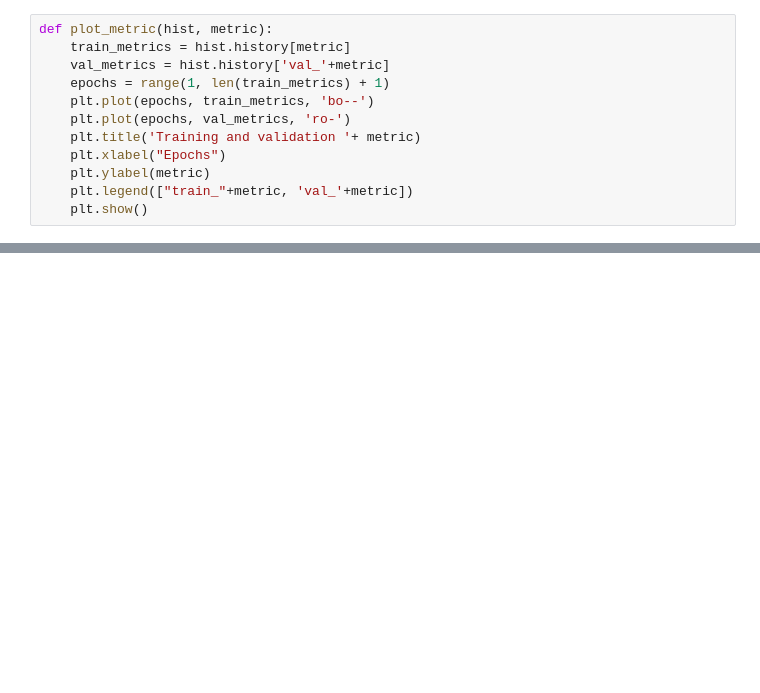
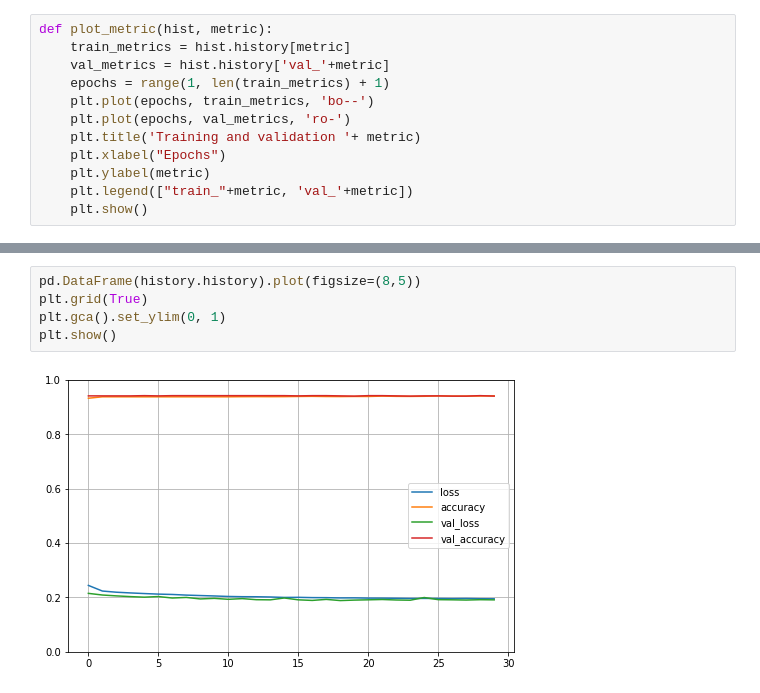
Before and after one commit to iainmuir6/Machine-Learning-with-Coronavirus-Data, a Jupyter notebook: ml_covid_research.ipynb, the cells around one changed output, grey strips where cells are left out. Drawn from its saved outputs; the diff is of its cells as text; blank space fills up the shorter version.

```diff
--- a/ml_covid_research.ipynb
+++ b/ml_covid_research.ipynb
@@ -708,3 +741,10 @@ plot_metric(history, 'accuracy')
+# %%
+pd.DataFrame(history.history).plot(figsize=(8,5))
+plt.grid(True)
+plt.gca().set_ylim(0, 1)
+plt.show()
+# %% [output]
+[figure, added]
 # %%
 loss, accuracy = model.evaluate(x=X_test, y=y_test)
 print("Loss: {:.2f}%".format(loss * 100))
```
Also changed, not shown: parts of 23 cells of this notebook.
